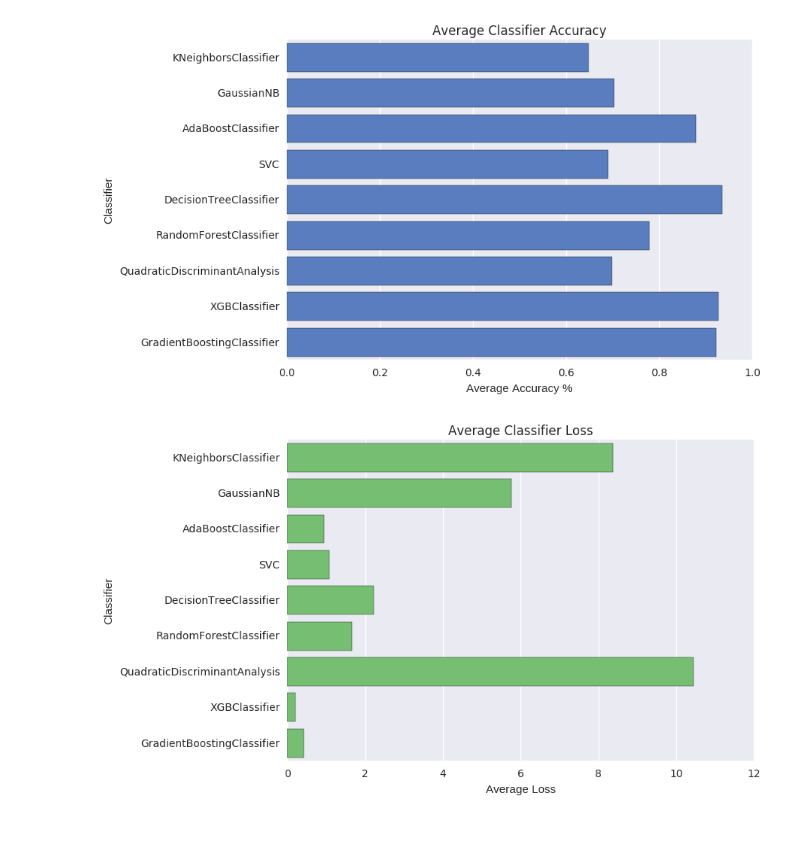
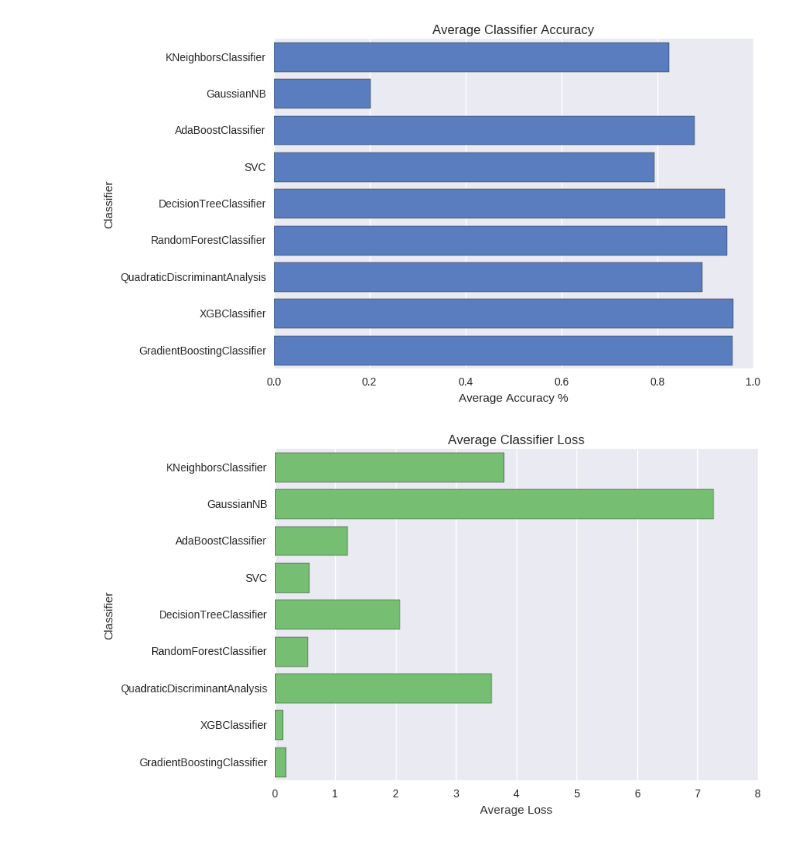
Before and after one commit to WGierke/git_better, a Jupyter notebook: Repository_Classification.ipynb, the cells around one changed output. Drawn from its saved outputs; the diff is of its cells as text; code cells hidden in the pictures.

```diff
--- a/Repository_Classification.ipynb
+++ b/Repository_Classification.ipynb
@@ -1,6 +1,8 @@
 # %%
 import pandas as pd
-data_frame = pd.DataFrame.from_csv("data/processed_data.csv")
+pd.set_option('display.max_columns', 500)
+from app.evaluation import get_cleaned_processed_df
+data_frame = get_cleaned_processed_df()
 data_frame.head()
 # %% [output]
 |  | LANGUAGE_APL | LANGUAGE_ASP | LANGUAGE_ApacheConf | LANGUAGE_Assembly | LANGUAGE_Batchfile | LANGUAGE_C | ... |
@@ -47,7 +49,8 @@ from xgboost import XGBClassifier
 from tqdm import tqdm
 sns.set_color_codes("muted")
 
-data_frame = pd.read_csv('data/processed_data.csv')
+#data_frame = pd.read_csv('data/processed_data.csv')
+
 
 le = LabelEncoder().fit(data_frame.label)
 labels = le.transform(data_frame.label)
@@ -82,35 +85,35 @@ for clf in classifiers:
 
 for train_index, test_index in tqdm(sss):
     X_train, X_test = data_frame.values[train_index], data_frame.values[test_index]
     y_train, y_test = labels[train_index], labels[test_index]
 
     for clf in classifiers:
         clf.fit(X_train, y_train)
         name = clf.__class__.__name__
         train_predictions = clf.predict(X_test)
         acc = accuracy_score(y_test, train_predictions)
         classifier_accs[name] += acc
 
         train_predictions = clf.predict_proba(X_test)
         ll = log_loss(y_test, train_predictions)
         classifier_loss[name] += ll
 
 avg_acc = {k: v / len(sss) for k, v in classifier_accs.iteritems()}
 avg_loss = {k: v / len(sss) for k, v in classifier_loss.iteritems()}
 avg_df = pd.DataFrame([[name, acc, avg_loss[name]] for name, acc in avg_acc.iteritems()], columns=['Classifier', 'Avg Accuracy', 'Avg Loss'])
 
 sns.barplot(x='Avg Accuracy', y='Classifier', data=avg_df, color="b")
 plt.xlabel('Average Accuracy %')
 plt.title('Average Classifier Accuracy')
 plt.show()
 
 sns.barplot(x='Avg Loss', y='Classifier', data=avg_df, color="g")
 plt.xlabel('Average Loss')
 plt.title('Average Classifier Loss')
 plt.show()
 # %% [output]
-[figure, old version]
+[figure, new version]
-[figure, old version]
+[figure, new version]
 # %%
 """Learn one classifier on the training set and evaluate it on the validation set"""
 
```
Also changed, not shown: parts of 2 cells of this notebook, 3 other files.
